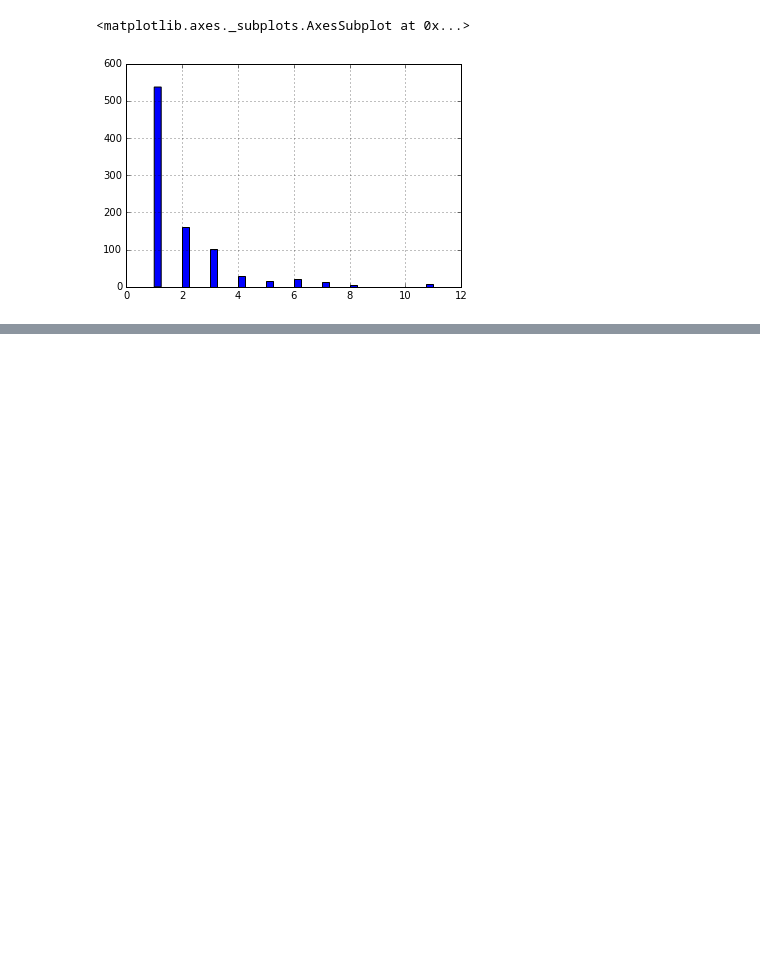
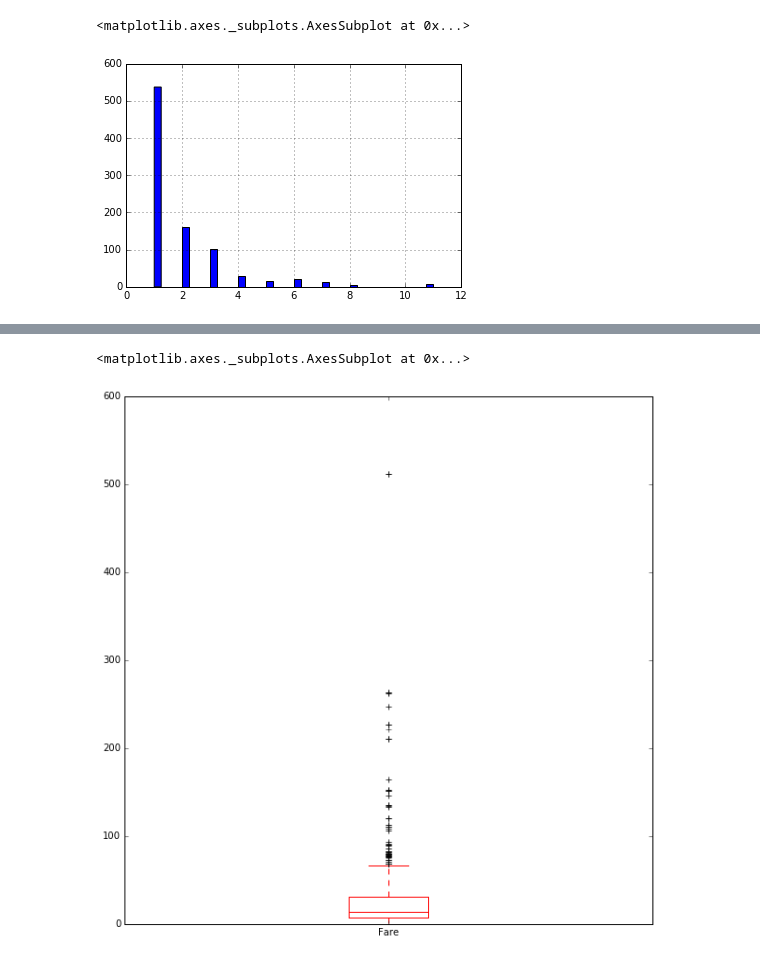
Before and after one commit to mrhenryyu/Data-Analysis-Portfolio, a Jupyter notebook: Titanic Analysis/Titanic Data Exploratory Analysis .ipynb, the cells around one changed output, grey strips where cells are left out. Drawn from its saved outputs; the diff is of its cells as text; code cells hidden in the pictures; blank space fills up the shorter version.

```diff
--- a/Titanic Analysis/Titanic Data Exploratory Analysis .ipynb
+++ b/Titanic Analysis/Titanic Data Exploratory Analysis .ipynb
@@ -279,0 +313,5 @@ df.Family.hist(bins = 40)
+# %%
+df.Fare.plot(kind = 'box', figsize = [10, 10], color = 'red')
+# %% [output]
+<matplotlib.axes._subplots.AxesSubplot at 0x...>
+[figure, added]
```
Also changed, not shown: parts of 39 cells of this notebook, 4 other files.
